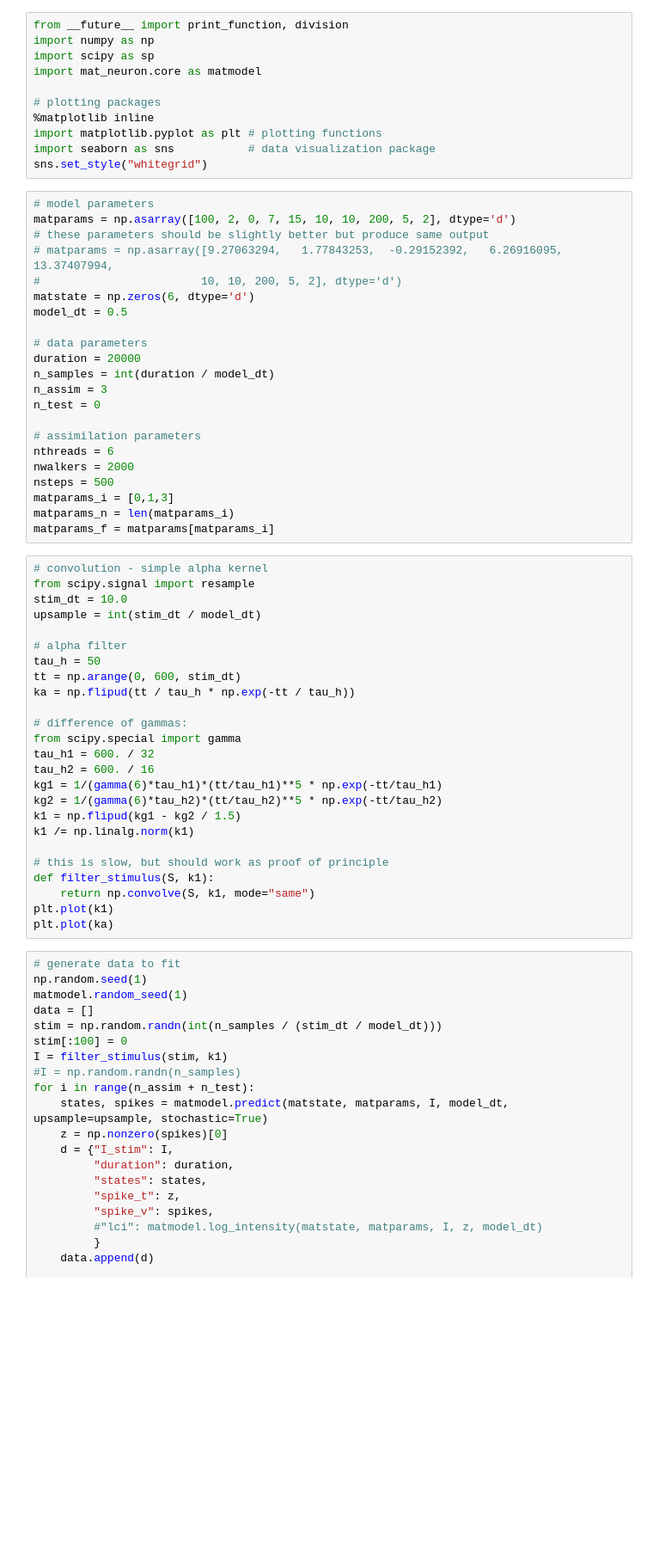
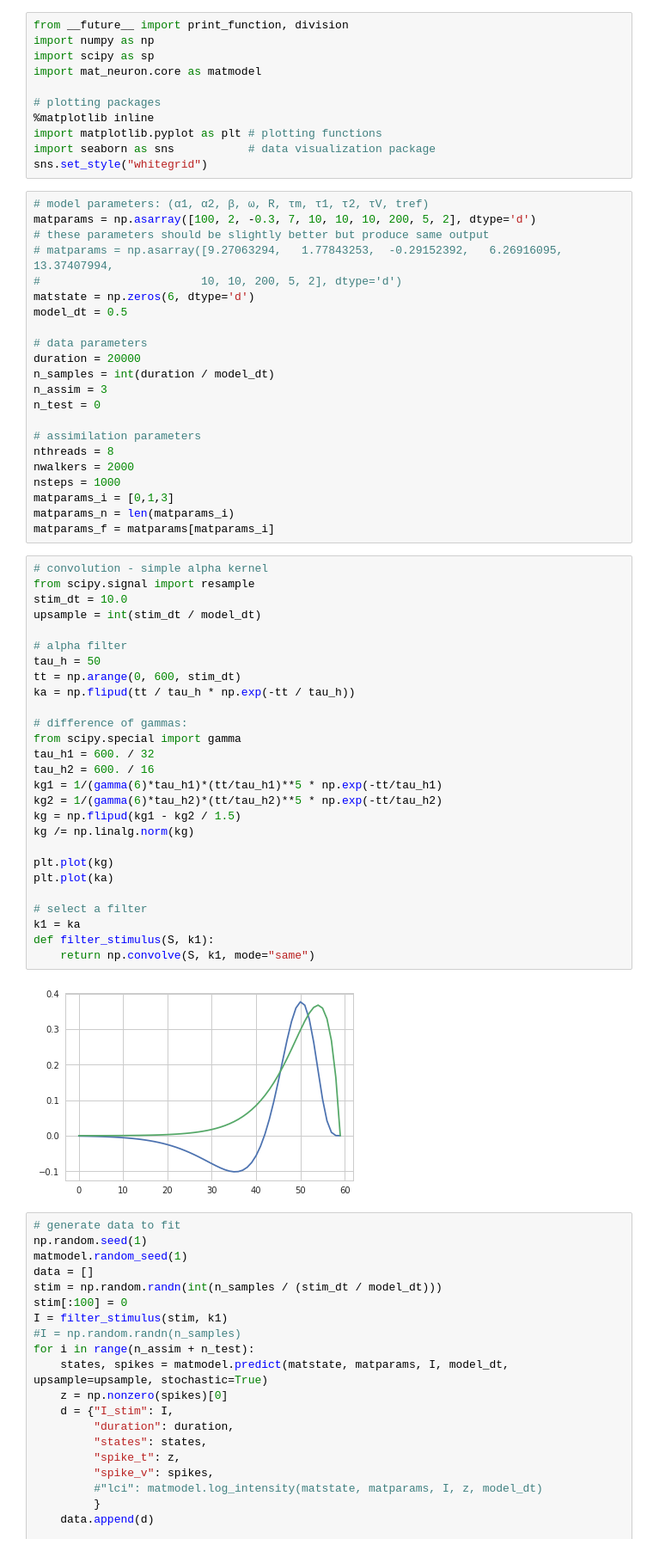
Before and after one commit to melizalab/dstrf, a Jupyter notebook: mat/matfiltmat.ipynb, the cells around one changed output. Shown at 86% size. Cells and saved outputs as stored; diff of their text form; blank space fills up the shorter version.

```diff
--- a/mat/matfiltmat.ipynb
+++ b/mat/matfiltmat.ipynb
@@ -10,8 +10,8 @@ import matplotlib.pyplot as plt # plotting functions
 import seaborn as sns           # data visualization package
 sns.set_style("whitegrid")
 # %%
-# model parameters
-matparams = np.asarray([100, 2, 0, 7, 15, 10, 10, 200, 5, 2], dtype='d')
+# model parameters: (α1, α2, β, ω, R, τm, τ1, τ2, τV, tref)
+matparams = np.asarray([100, 2, -0.3, 7, 10, 10, 10, 200, 5, 2], dtype='d')
 # these parameters should be slightly better but produce same output
 # matparams = np.asarray([9.27063294,   1.77843253,  -0.29152392,   6.26916095,  13.37407994,
 #                        10, 10, 200, 5, 2], dtype='d')
@@ -25,37 +25,41 @@ n_assim = 3
 n_test = 0
 
 # assimilation parameters
-nthreads = 6
+nthreads = 8
 nwalkers = 2000
-nsteps = 500
+nsteps = 1000
 matparams_i = [0,1,3]
 matparams_n = len(matparams_i)
 matparams_f = matparams[matparams_i]
 # %%
 # convolution - simple alpha kernel
 from scipy.signal import resample
 stim_dt = 10.0
 upsample = int(stim_dt / model_dt)
 
 # alpha filter
 tau_h = 50
 tt = np.arange(0, 600, stim_dt)
 ka = np.flipud(tt / tau_h * np.exp(-tt / tau_h))
 
 # difference of gammas:
 from scipy.special import gamma
 tau_h1 = 600. / 32
 tau_h2 = 600. / 16
 kg1 = 1/(gamma(6)*tau_h1)*(tt/tau_h1)**5 * np.exp(-tt/tau_h1)
 kg2 = 1/(gamma(6)*tau_h2)*(tt/tau_h2)**5 * np.exp(-tt/tau_h2)
-k1 = np.flipud(kg1 - kg2 / 1.5)
-k1 /= np.linalg.norm(k1)
+kg = np.flipud(kg1 - kg2 / 1.5)
+kg /= np.linalg.norm(kg)
 
-# this is slow, but should work as proof of principle
+plt.plot(kg)
+plt.plot(ka)
+
+# select a filter
+k1 = ka
 def filter_stimulus(S, k1):
     return np.convolve(S, k1, mode="same")
-plt.plot(k1)
-plt.plot(ka)
+# %% [output]
+[figure, added]
 # %%
 # generate data to fit
 np.random.seed(1)
```
Also changed, not shown: parts of 10 cells of this notebook.
